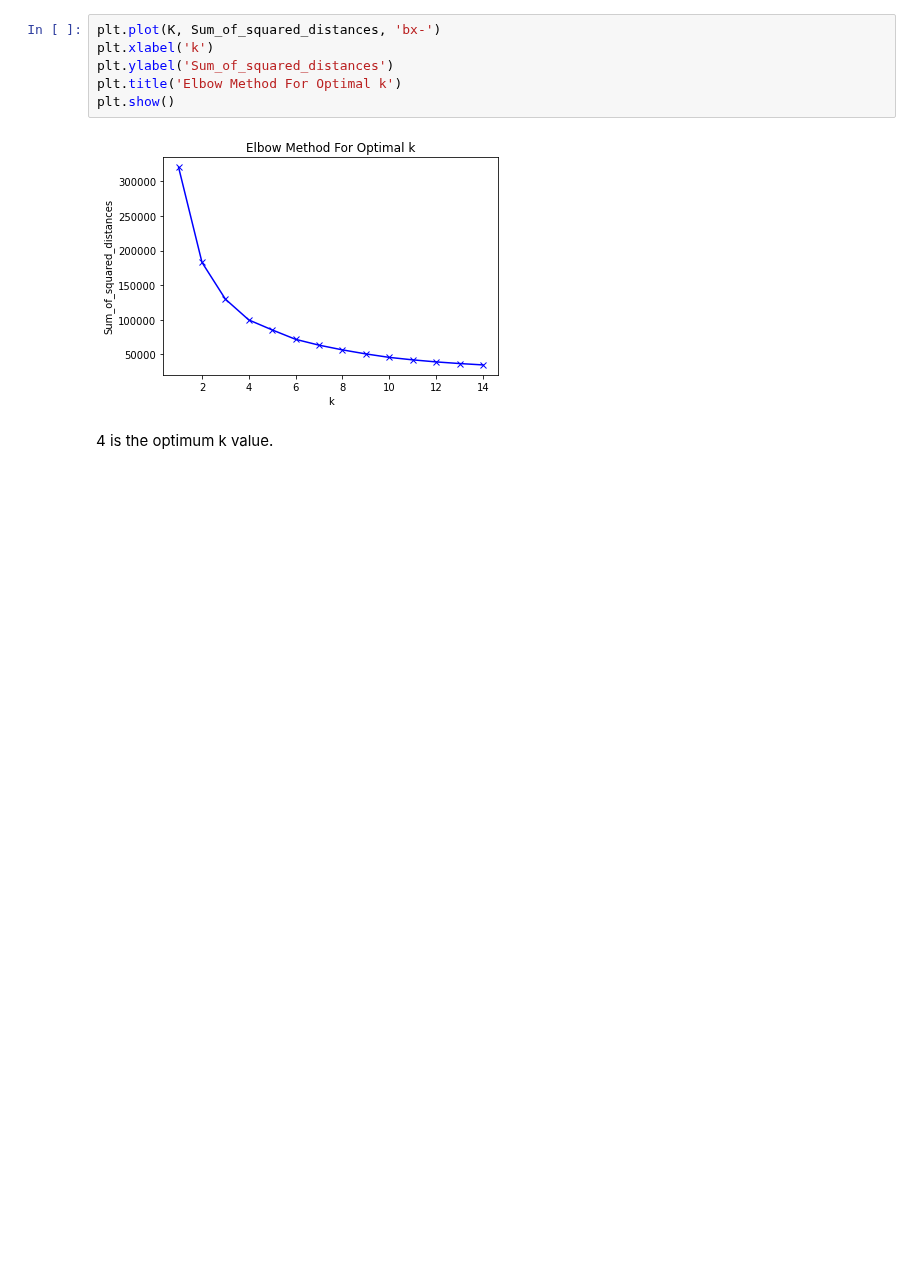
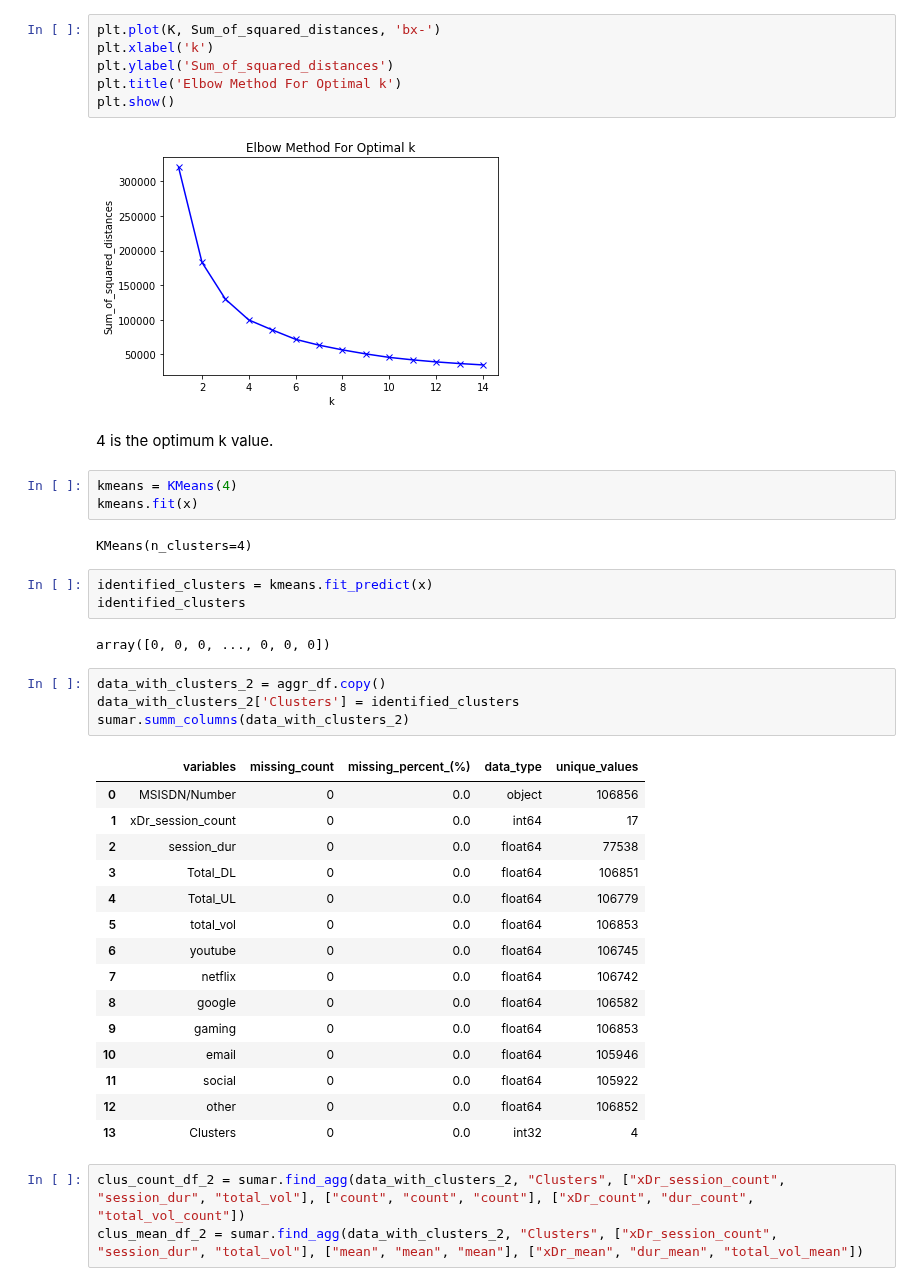
Before and after one commit to benbel376/telecom_users_analytics, a Jupyter notebook: notebooks/user_engagement_analysis.ipynb, the cells around one changed output. Saved outputs shown, nothing was run; the diff lists cells and outputs as text; blank space fills up the shorter version.

```diff
--- a/notebooks/user_engagement_analysis.ipynb
+++ b/notebooks/user_engagement_analysis.ipynb
@@ -256,3 +256,36 @@ plt.show()
 [figure]
 # %% [markdown]
 4 is the optimum k value.
+# %%
+kmeans = KMeans(4)
+kmeans.fit(x)
+# %% [output]
+KMeans(n_clusters=4)
+# %%
+identified_clusters = kmeans.fit_predict(x)
+identified_clusters
+# %% [output]
+array([0, 0, 0, ..., 0, 0, 0])
+# %%
+data_with_clusters_2 = aggr_df.copy()
+data_with_clusters_2['Clusters'] = identified_clusters
+sumar.summ_columns(data_with_clusters_2)
+# %% [output]
+|  | variables | missing_count | missing_percent_(%) | data_type | unique_values |
+| 0 | MSISDN/Number | 0 | 0.0 | object | 106856 |
+| 1 | xDr_session_count | 0 | 0.0 | int64 | 17 |
+| 2 | session_dur | 0 | 0.0 | float64 | 77538 |
+| 3 | Total_DL | 0 | 0.0 | float64 | 106851 |
+| 4 | Total_UL | 0 | 0.0 | float64 | 106779 |
+| 5 | total_vol | 0 | 0.0 | float64 | 106853 |
+| 6 | youtube | 0 | 0.0 | float64 | 106745 |
+| 7 | netflix | 0 | 0.0 | float64 | 106742 |
+| 8 | google | 0 | 0.0 | float64 | 106582 |
+| 9 | gaming | 0 | 0.0 | float64 | 106853 |
+| 10 | email | 0 | 0.0 | float64 | 105946 |
+| 11 | social | 0 | 0.0 | float64 | 105922 |
+| 12 | other | 0 | 0.0 | float64 | 106852 |
+| 13 | Clusters | 0 | 0.0 | int32 | 4 |
+# %%
+clus_count_df_2 = sumar.find_agg(data_with_clusters_2, "Clusters", ["xDr_session_count", "session_dur", "total_vol"], ["count", "count", "count"], ["xDr_count", "dur_count", "total_vol_count"])
+clus_mean_df_2 = sumar.find_agg(data_with_clusters_2, "Clusters", ["xDr_session_count", "session_dur", "total_vol"], ["mean", "mean", "mean"], ["xDr_mean", "dur_mean", "total_vol_mean"])
```
Also changed, not shown: parts of 4 cells of this notebook.
